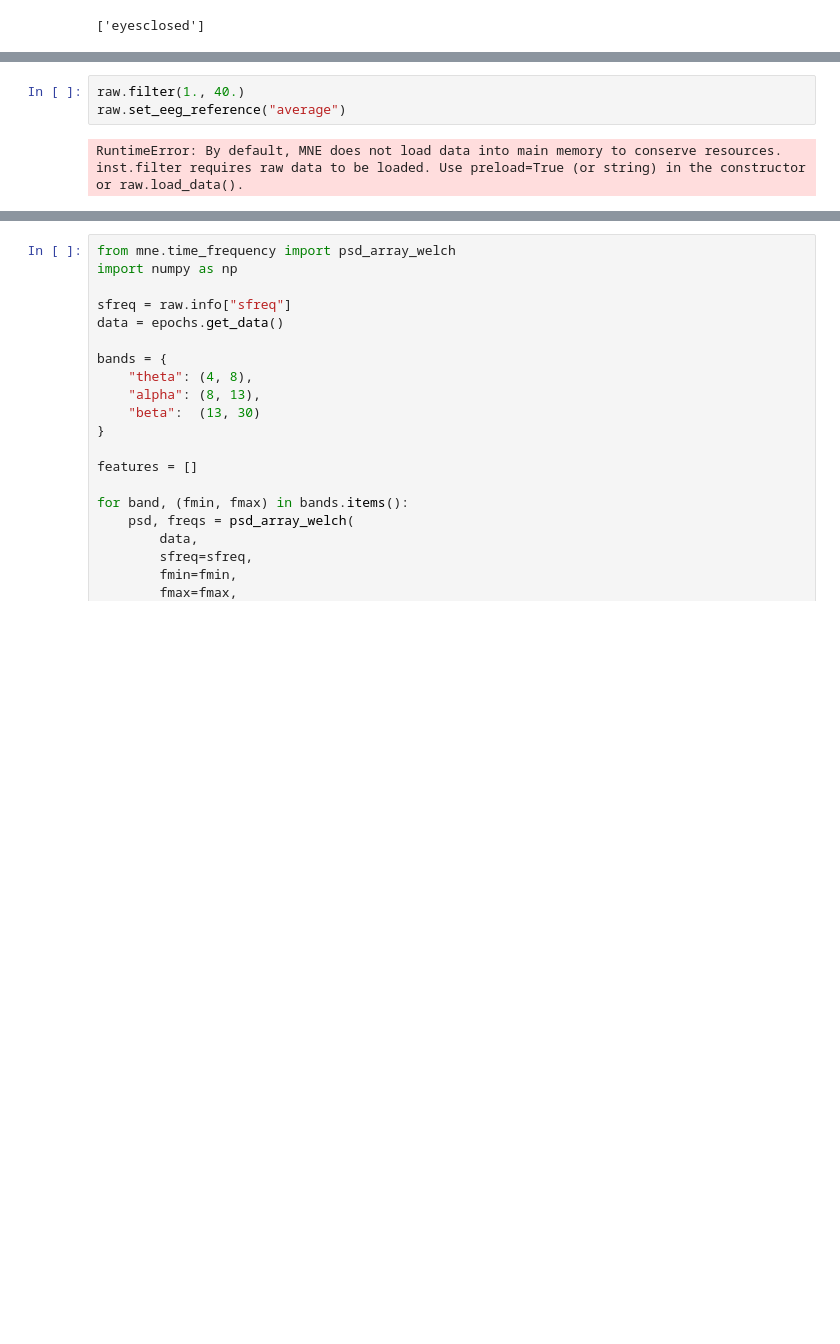
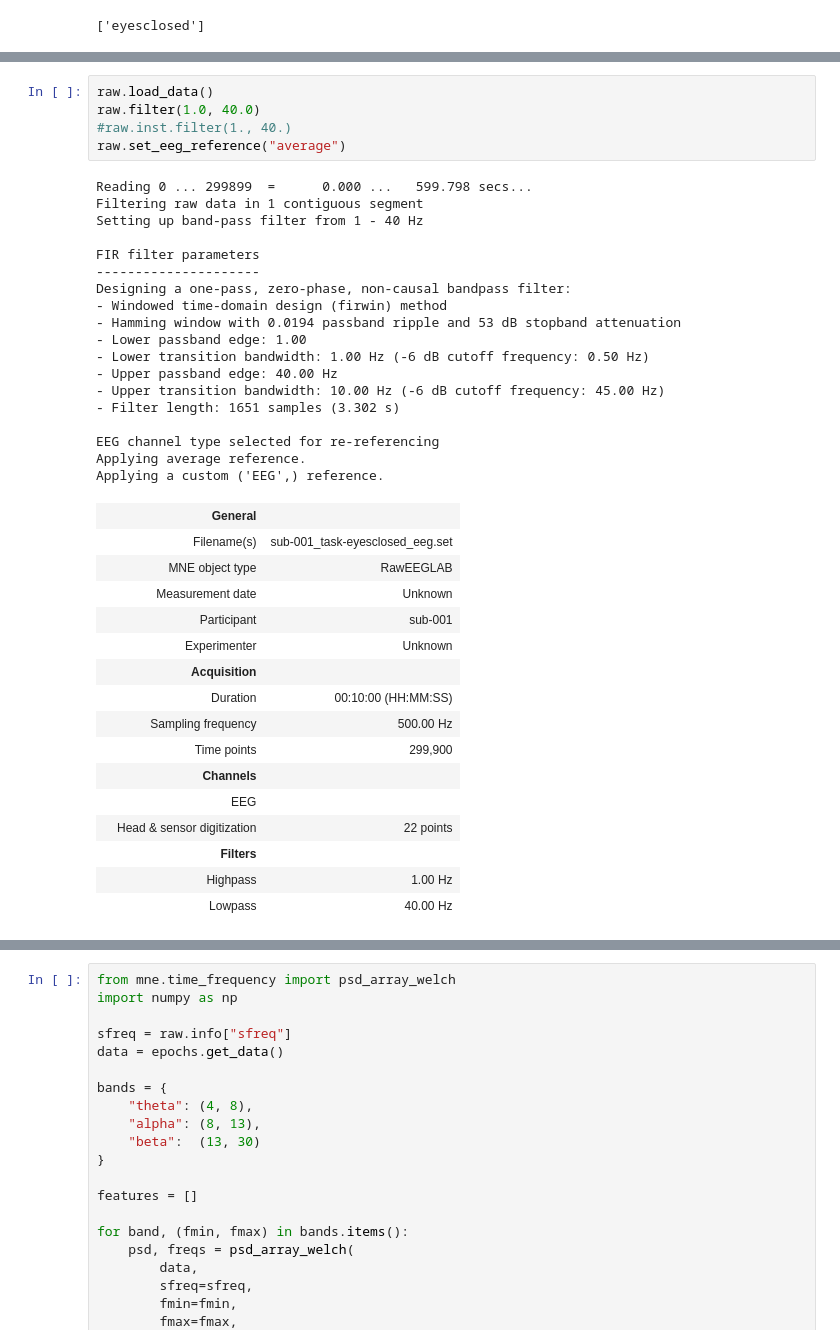
Before and after one commit to abm984/ML-Based-Resting-State-EEG-Analysis-using-OpenNeuro-MNE-Python, a Jupyter notebook: NeuralComputation_101.ipynb, the cells around one changed output, grey strips where cells are left out. Drawn from its saved outputs; the diff is of its cells as text; blank space fills up the shorter version.

```diff
--- a/NeuralComputation_101.ipynb
+++ b/NeuralComputation_101.ipynb
@@ -75,10 +76,45 @@ MMSE: 16
 |  | Highpass | 0.00 Hz |
 |  | Lowpass | 250.00 Hz |
 # %%
-raw.filter(1., 40.)
+raw.load_data()
+raw.filter(1.0, 40.0)
+#raw.inst.filter(1., 40.)
 raw.set_eeg_reference("average")
 # %% [output]
-RuntimeError: By default, MNE does not load data into main memory to conserve resources. inst.filter requires raw data to be loaded. Use preload=True (or string) in the constructor or raw.load_data().
+Reading 0 ... 299899  =      0.000 ...   599.798 secs...
+Filtering raw data in 1 contiguous segment
+Setting up band-pass filter from 1 - 40 Hz
+
+FIR filter parameters
+---------------------
+Designing a one-pass, zero-phase, non-causal bandpass filter:
+- Windowed time-domain design (firwin) method
+- Hamming window with 0.0194 passband ripple and 53 dB stopband attenuation
+- Lower passband edge: 1.00
+- Lower transition bandwidth: 1.00 Hz (-6 dB cutoff frequency: 0.50 Hz)
+- Upper passband edge: 40.00 Hz
+- Upper transition bandwidth: 10.00 Hz (-6 dB cutoff frequency: 45.00 Hz)
+- Filter length: 1651 samples (3.302 s)
+
+EEG channel type selected for re-referencing
+Applying average reference.
+Applying a custom ('EEG',) reference.
+|  | General |  |
+|  | Filename(s) | sub-001_task-eyesclosed_eeg.set |
+|  | MNE object type | RawEEGLAB |
+|  | Measurement date | Unknown |
+|  | Participant | sub-001 |
+|  | Experimenter | Unknown |
+|  | Acquisition |  |
+|  | Duration | 00:10:00 (HH:MM:SS) |
+|  | Sampling frequency | 500.00 Hz |
+|  | Time points | 299,900 |
+|  | Channels |  |
+|  | EEG |  |
+|  | Head & sensor digitization | 22 points |
+|  | Filters |  |
+|  | Highpass | 1.00 Hz |
+|  | Lowpass | 40.00 Hz |
 # %%
 raw.plot(n_channels=20, scalings="auto")
 # %% [output]
```
Also changed, not shown: parts of 7 cells of this notebook.
